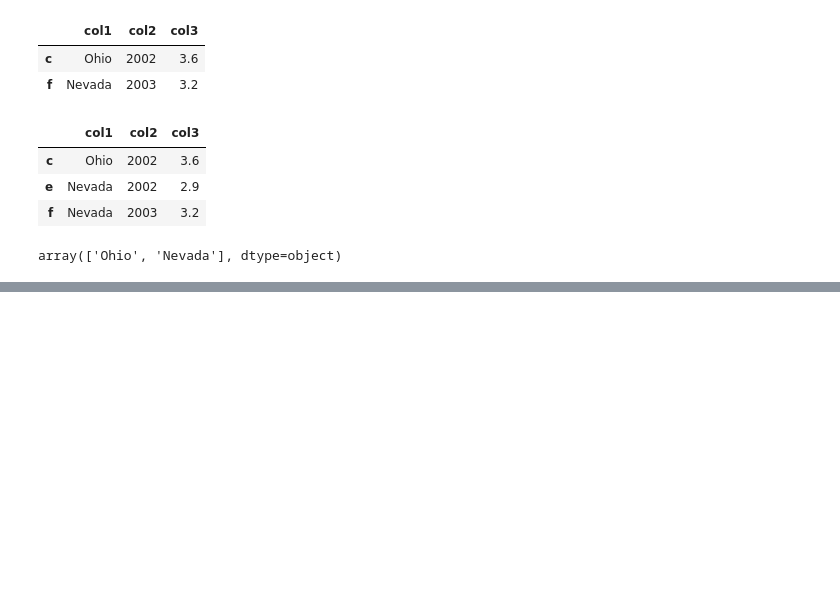
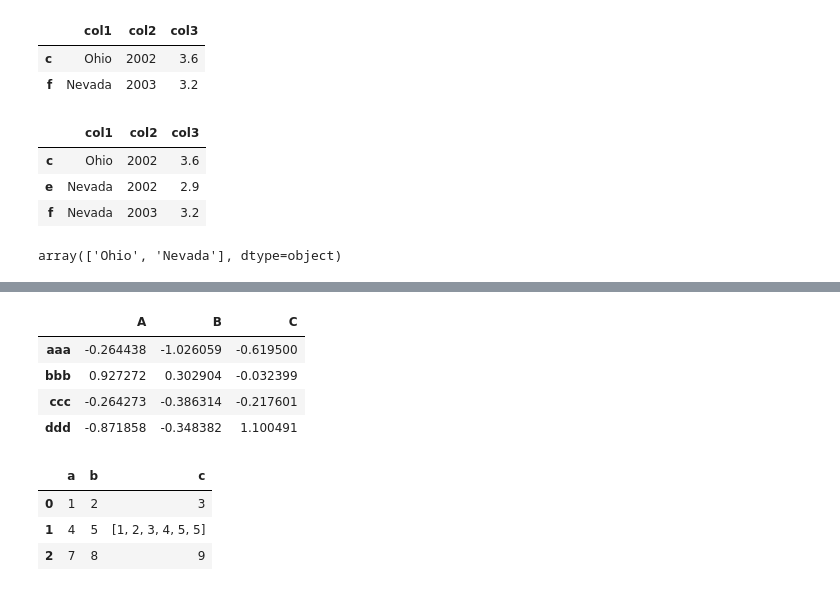
Before and after one commit to Os-f-dev/clasesdata_012021, a Jupyter notebook: Untitled.ipynb, the cells around one changed output, grey strips where cells are left out. Saved outputs shown, nothing was run; the diff lists cells and outputs as text; code cells hidden in the pictures; blank space fills up the shorter version.

```diff
--- a/Untitled.ipynb
+++ b/Untitled.ipynb
@@ -1030,0 +1117,15 @@ array(['Ohio', 'Nevada'], dtype=object)
+# %%
+pd.read_table('data/ex3.txt', sep = '\s+')
+# %% [output]
+|  | A | B | C |
+| aaa | -0.264438 | -1.026059 | -0.619500 |
+| bbb | 0.927272 | 0.302904 | -0.032399 |
+| ccc | -0.264273 | -0.386314 | -0.217601 |
+| ddd | -0.871858 | -0.348382 | 1.100491 |
+# %%
+pd.read_json('data/example.json')
+# %% [output]
+|  | a | b | c |
+| 0 | 1 | 2 | 3 |
+| 1 | 4 | 5 | [1, 2, 3, 4, 5, 5] |
+| 2 | 7 | 8 | 9 |
```
Also changed, not shown: parts of 12 cells of this notebook, 9 other files.
